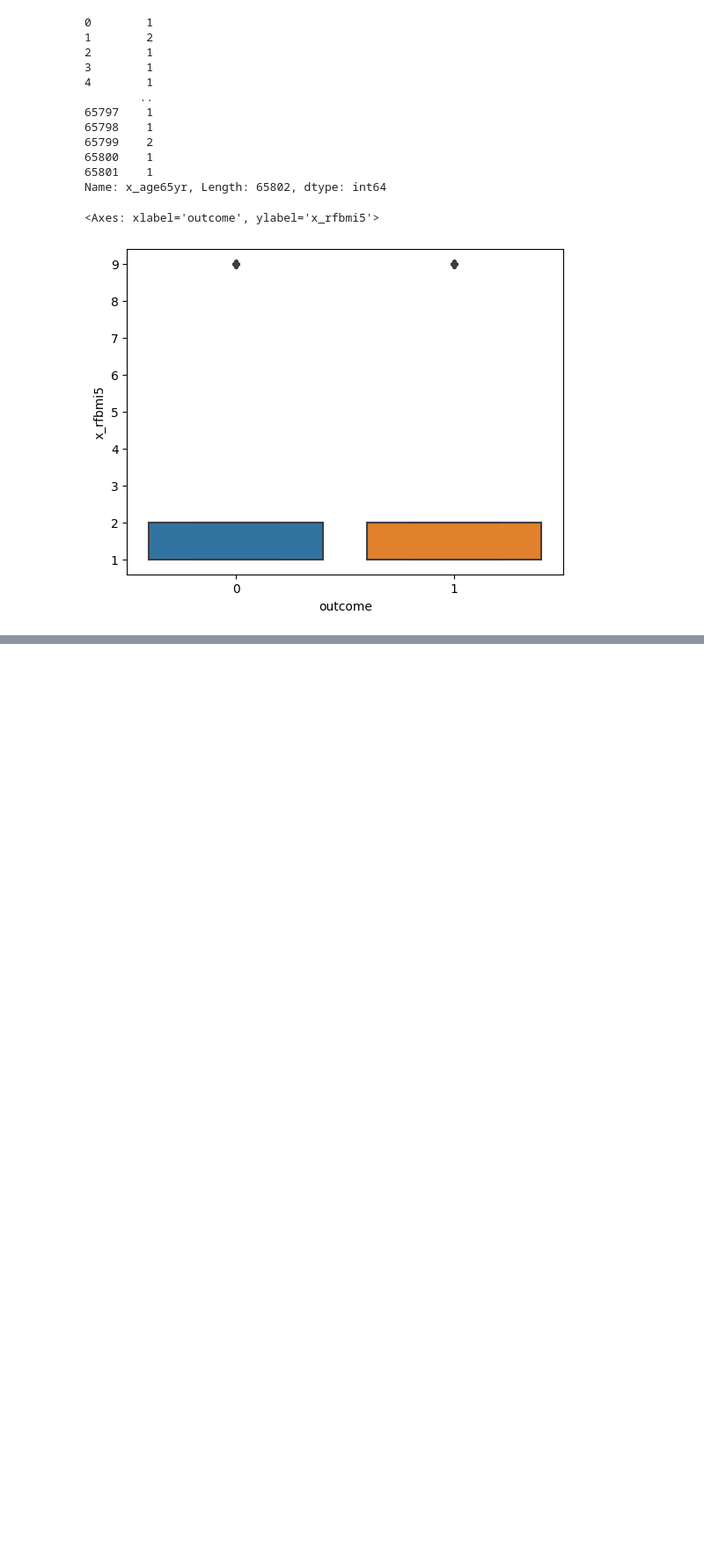
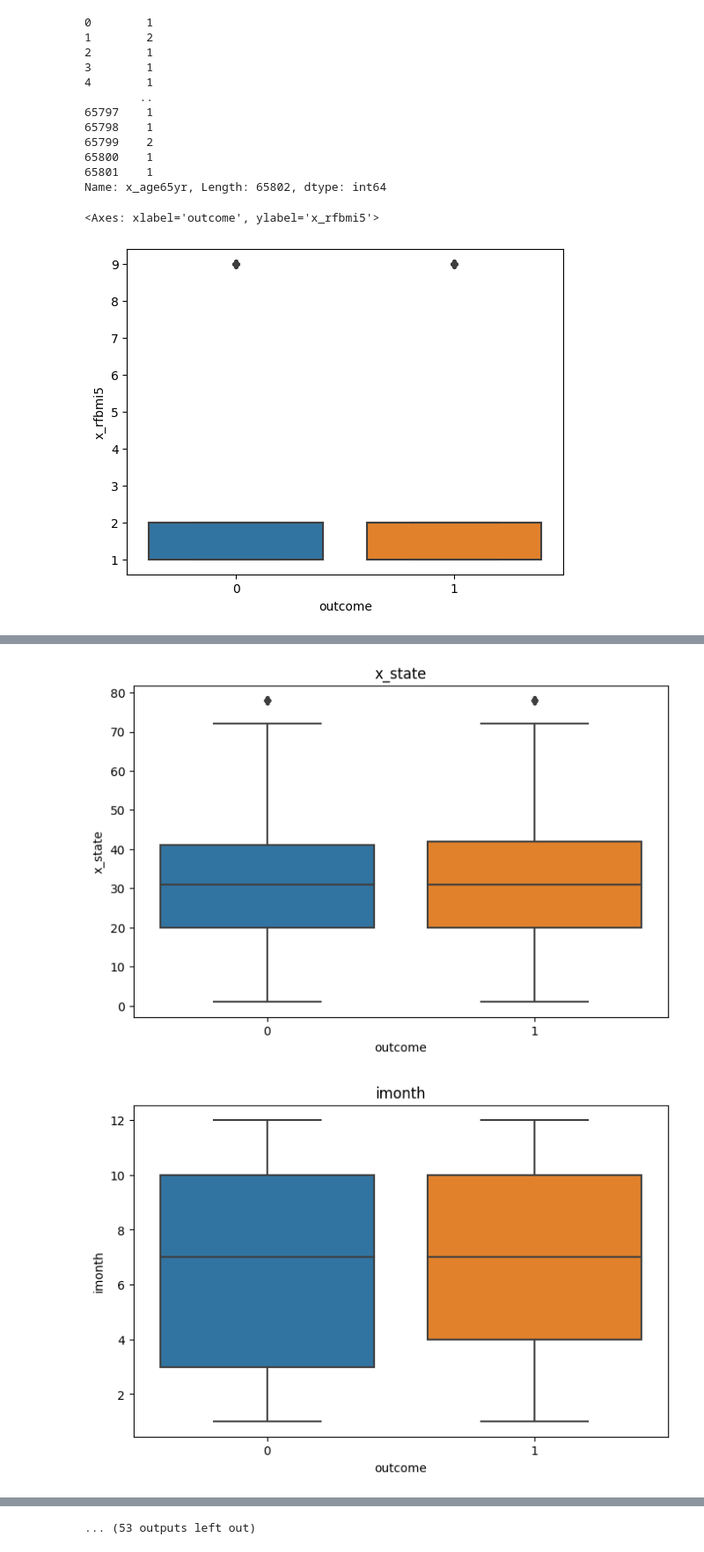
Before and after one commit to obinnaofomah/HDRUK_GROUP_4, a Jupyter notebook: Group_4_Data_Cleaning_Process.ipynb, the cells around one changed output, grey strips where cells are left out. Shown at 88% size. Drawn from its saved outputs; the diff is of its cells as text; code cells hidden in the pictures; blank space fills up the shorter version.

Commit message:
did a quick visualization on all columns aganist the target

```diff
--- a/Group_4_Data_Cleaning_Process.ipynb
+++ b/Group_4_Data_Cleaning_Process.ipynb
@@ -660,0 +685,20 @@ sns.boxplot(x='outcome',y='x_rfbmi5',data=cleaned_data)
+# %%
+def plot_boxplot(df, col, target):
+    """
+    Returns a box plot by taking in three arguements:
+        df: The dataframe
+        col: The column of interest
+        target: The target column.
+    """
+    plt.figure(figsize=(8, 5))
+    feature = df[col]
+    target = df[target]
+    sns.boxplot(data=df, y=feature, x=target)
+    plt.title(col)
+    plt.show()
+# %%
+for i in cleaned_data.columns[:-1]:
+    plot_boxplot(cleaned_data, i, 'outcome')
+# %% [output]
+[figure, added]
+[figure, added]
@@ -660,0 +715 @@ sns.boxplot(x='outcome',y='x_rfbmi5',data=cleaned_data)
+... (53 outputs left out)
```
Also changed, not shown: parts of 4 cells of this notebook.
